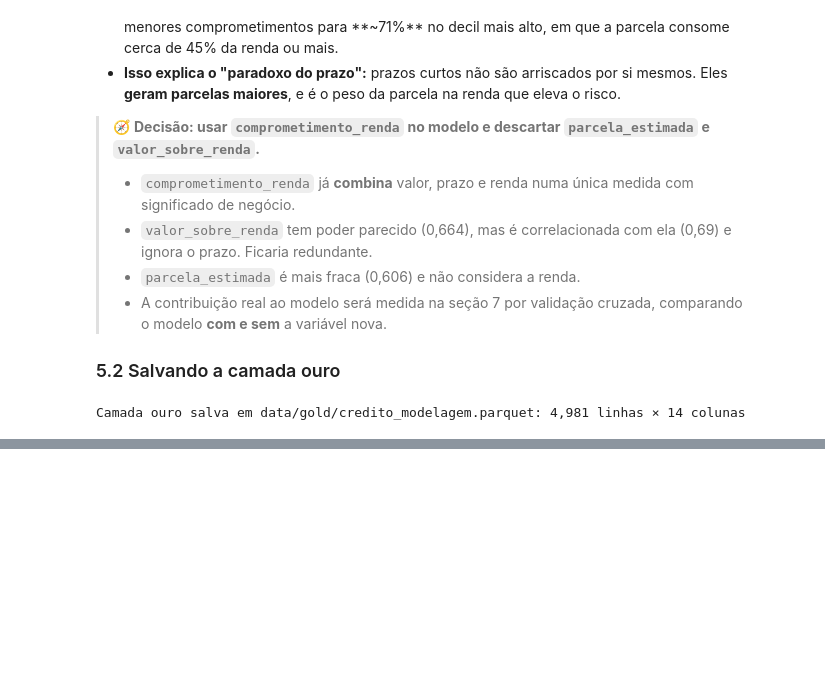
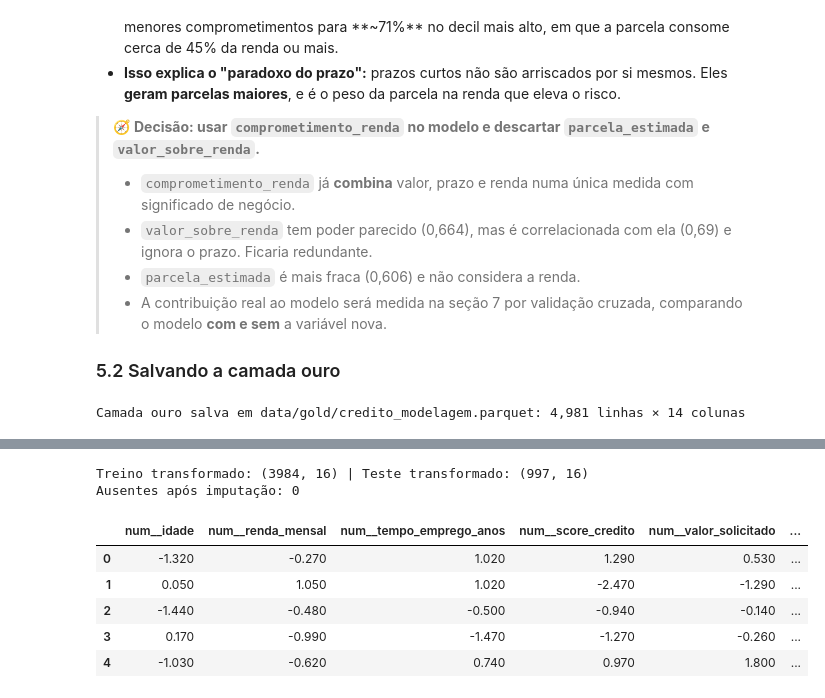
Before and after one commit to alexlourenc/CredAIR-Alex, a Jupyter notebook: notebooks/analise_credito.ipynb, the cells around one changed output, grey strips where cells are left out. Saved outputs shown, nothing was run; the diff lists cells and outputs as text; code cells hidden in the pictures; blank space fills up the shorter version.

Commit message:
feat: prepara dados para modelagem

```diff
--- a/notebooks/analise_credito.ipynb
+++ b/notebooks/analise_credito.ipynb
@@ -643,0 +657,11 @@ Camada ouro salva em data/gold/credito_modelagem.parquet: 4,981 linhas × 14 col
+# %%
+ALVO = "inadimplente"
+NUMERICAS = ["idade", "renda_mensal", "tempo_emprego_anos", "score_credito", "valor_solicitado",
+             "prazo_meses", "dividas_ativas", "comprometimento_renda"]
+CATEGORICAS = ["escolaridade", "finalidade"]
+EXCLUIDAS = ["estado", "parcela_estimada", "valor_sobre_renda"]
+
+X = ouro[NUMERICAS + CATEGORICAS]
+y = ouro[ALVO]
+print(f"Variáveis no modelo: {len(NUMERICAS)} numéricas + {len(CATEGORICAS)} categóricas")
+print(f"Excluídas: {EXCLUIDAS}")
@@ -643,0 +678,10 @@ Camada ouro salva em data/gold/credito_modelagem.parquet: 4,981 linhas × 14 col
+# %%
+from sklearn.model_selection import train_test_split
+
+X_treino, X_teste, y_treino, y_teste = train_test_split(
+    X, y, test_size=0.2, stratify=y, random_state=RANDOM_STATE
+)
+pd.DataFrame({
+    "linhas": [len(X_treino), len(X_teste)],
+    "taxa de inadimplência": [f"{y_treino.mean():.1%}", f"{y_teste.mean():.1%}"],
+}, index=["treino", "teste"])
@@ -643,0 +706,30 @@ Camada ouro salva em data/gold/credito_modelagem.parquet: 4,981 linhas × 14 col
+# %%
+from sklearn.compose import ColumnTransformer
+from sklearn.impute import SimpleImputer
+from sklearn.pipeline import Pipeline
+from sklearn.preprocessing import OneHotEncoder, StandardScaler
+
+preprocessador = ColumnTransformer([
+    ("num", Pipeline([
+        ("imputar", SimpleImputer(strategy="median")),
+        ("padronizar", StandardScaler()),
+    ]), NUMERICAS),
+    ("cat", OneHotEncoder(drop="first", handle_unknown="ignore"), CATEGORICAS),
+])
+
+# Demonstração: ajusta SOMENTE no treino e aplica no teste
+X_treino_t = preprocessador.fit_transform(X_treino)
+X_teste_t = preprocessador.transform(X_teste)
+nomes = preprocessador.get_feature_names_out()
+print(f"Treino transformado: {X_treino_t.shape} | Teste transformado: {X_teste_t.shape}")
+print(f"Ausentes após imputação: {np.isnan(X_treino_t).sum()}")
+pd.DataFrame(X_treino_t[:5], columns=nomes).round(2)
+# %% [output]
+Treino transformado: (3984, 16) | Teste transformado: (997, 16)
+Ausentes após imputação: 0
+|  | num__idade | num__renda_mensal | num__tempo_emprego_anos | num__score_credito | num__valor_solicitado | ... |
+| 0 | -1.320 | -0.270 | 1.020 | 1.290 | 0.530 | ... |
+| 1 | 0.050 | 1.050 | 1.020 | -2.470 | -1.290 | ... |
+| 2 | -1.440 | -0.480 | -0.500 | -0.940 | -0.140 | ... |
+| 3 | 0.170 | -0.990 | -1.470 | -1.270 | -0.260 | ... |
+| 4 | -1.030 | -0.620 | 0.740 | 0.970 | 1.800 | ... |
```
Also changed, not shown: parts of 5 cells of this notebook.
